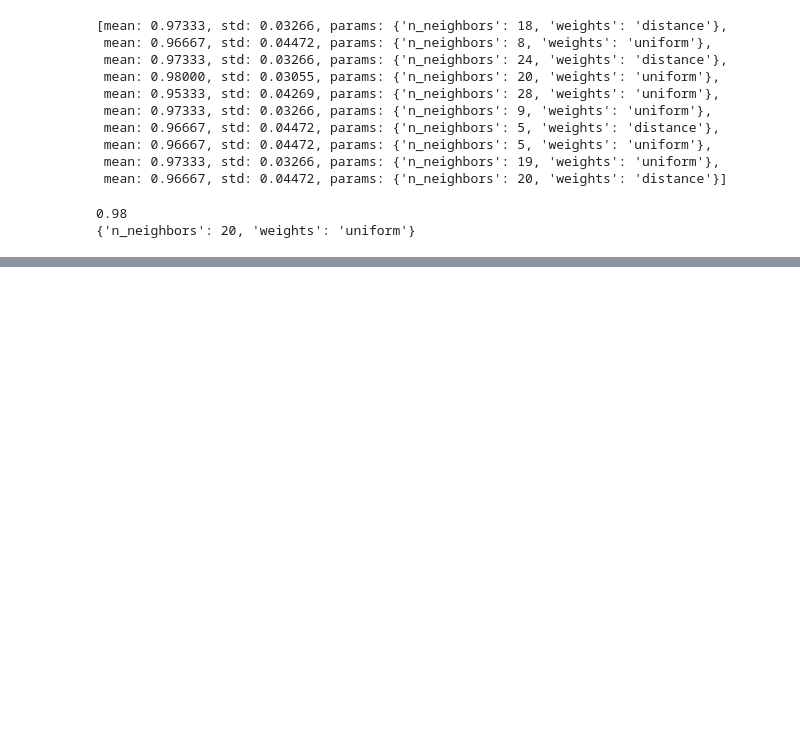
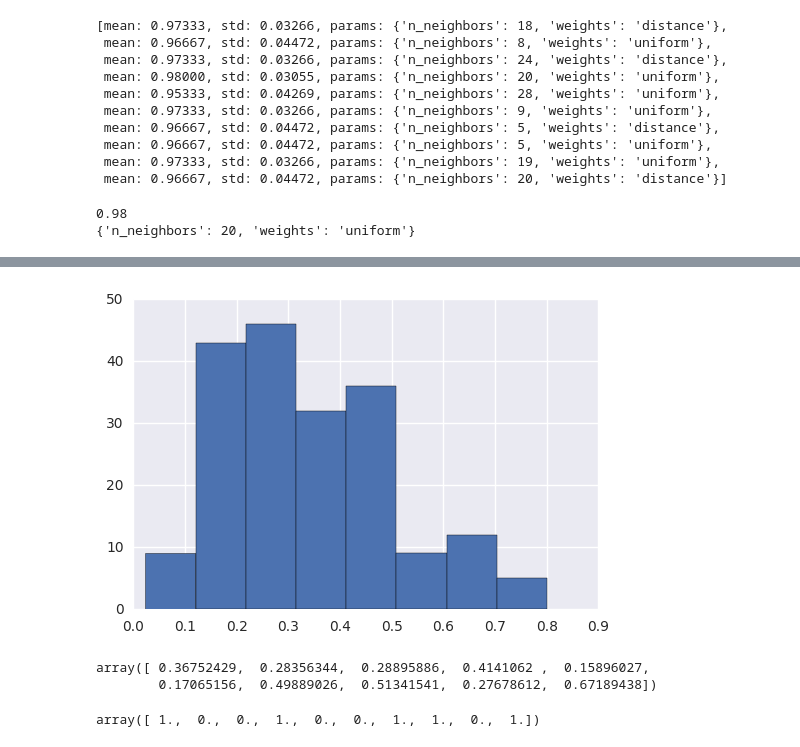
Before and after one commit to dalmia/Scikit-learn-tutorials, a Jupyter notebook: Data School/Machine learning with scikit learn.ipynb, the cells around one changed output, grey strips where cells are left out. Cells and saved outputs as stored; diff of their text form; code cells hidden in the pictures; blank space fills up the shorter version.

```diff
--- a/Data School/Machine learning with scikit learn.ipynb
+++ b/Data School/Machine learning with scikit learn.ipynb
@@ -509,0 +528,10 @@ print best_scores
+# %%
+feature_cols=['pregnant','insulin','bmi','age']
+X=pima[feature_cols]
+y=pima.label
+# %%
+X_train,X_test,y_train,y_test=train_test_split(X,y,random_state=0)
+# %%
+logreg=LogisticRegression()
+# %%
+logreg.fit(X_train,y_train)
@@ -509,0 +632,6 @@ print best_scores
+# %%
+y_pred_prob = logreg.predict_proba(X_test)[:,1]
+plt.hist(y_pred_prob,bins=8)
+plt.show()
+# %% [output]
+[figure, added]
@@ -509,0 +641,9 @@ print best_scores
+# %%
+y_pred_prob[0:10]
+# %% [output]
+array([ 0.36752429,  0.28356344,  0.28895886,  0.4141062 ,  0.15896027,
+        0.17065156,  0.49889026,  0.51341541,  0.27678612,  0.67189438])
+# %%
+y_pred_class[0:10]
+# %% [output]
+array([ 1.,  0.,  0.,  1.,  0.,  0.,  1.,  1.,  0.,  1.])
```
Also changed, not shown: parts of 25 cells of this notebook.
